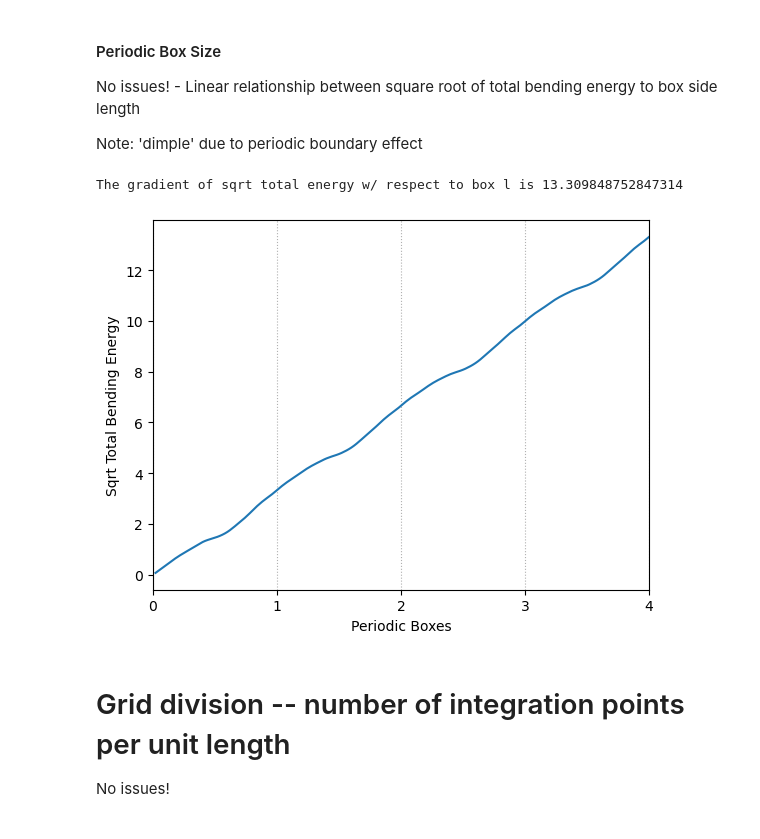
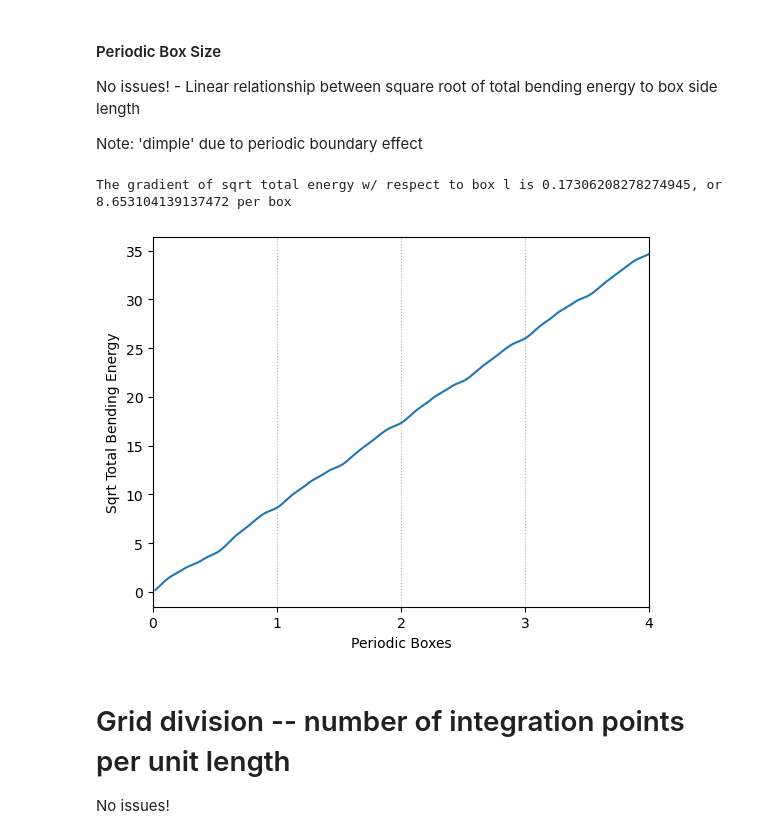
Before and after one commit to ralph-holden/mem_curve, a Jupyter notebook: gen_membrane/gen_mem.ipynb, the cells around one changed output. Saved outputs shown, nothing was run; the diff lists cells and outputs as text; code cells hidden in the pictures.

```diff
--- a/gen_membrane/gen_mem.ipynb
+++ b/gen_membrane/gen_mem.ipynb
@@ -590,49 +605,3 @@ plt.show()
 No issues! - Linear relationship between square root of total bending energy to box side length
 
 Note: 'dimple' due to periodic boundary effect
-# %%
-U_lst = []
-t_max = 200
-t_range = np.arange(1, t_max+1)
-for n in t_range:
-    # X, Y grid for calculations
-    l_x = 1 * n
-    l_y = 1 * n
-
-    npts = 2
-    x = np.linspace(0, l_x, l_x * npts)
-    y = np.linspace(0, l_y, l_y * npts)
-    X, Y = np.meshgrid(x, y)
-
-    # Calculate local height derivatives from Fourier surface
-    h_x, h_y, h_xx, h_xy, h_yy = calc_fourier_derivatives(mean_membrane, X, Y)
-    # Calculate shape operator
-    S = calc_shape_operator(h_x, h_y, h_xx, h_xy, h_yy)
-    # Calculate change in area from membrane bending
-    dA = calc_area_element(h_x, h_y)
-    # Calculate mean and Gaussian curvatures
-    H   = calc_H(S)
-    K_G = calc_K_G(S)
-    # Calculate bending energy
-    # from 'calc_helfrich_energy'
-    energy_per_l = 2*params.kappa_H * ( H - params.H_0 )**2 + abs(params.kappa_K * K_G) # abs to avoid negative bending energy??
-    subgrid_area = 1 / (dA * npts**2) # for integration over total area: l_x * l_y / ( l_x*npts * l_y*npts )
-    bending_energy = np.sum(energy_per_l * subgrid_area)
-
-    U_lst += [bending_energy]
-
-grad_U_vs_l = np.sqrt(U_lst[-1])-np.sqrt(U_lst[0])/(t_range[-1]-t_range[0])
-print('The gradient of sqrt total energy w/ respect to box l is', grad_U_vs_l)
-
-plt.figure()
-plt.ylabel('Sqrt Total Bending Energy')
-plt.xlabel('Periodic Boxes')
-plt.plot(t_range, np.sqrt(U_lst))
-plt.grid(linestyle=':', axis='x')
-plt.xticks(np.arange(0, t_max+1, 50),[str(n) for n in range(len(range(0, t_max+1, 50)))])
-plt.xlim(0, t_max)
-plt.savefig(f'./{save_dir}/errortest/boxsize_vs_energy.pdf')
-plt.show()
-# %% [output]
-The gradient of sqrt total energy w/ respect to box l is 13.309848752847314
-[figure, removed]
@@ -639,3 +642,19 @@ The gradient of sqrt total energy w/ respect to box l is 13.309848752847314
+# %%
+grad_U_vs_l = (np.sqrt(U_lst[-1])-np.sqrt(U_lst[0])) / (t_range[-1]-t_range[0])
+print(f'The gradient of sqrt total energy w/ respect to box l is {grad_U_vs_l}, or {grad_U_vs_l*params.l_x} per box')
+
+plt.figure()
+plt.ylabel('Sqrt Total Bending Energy')
+plt.xlabel('Periodic Boxes')
+plt.plot(t_range, np.sqrt(U_lst))
+plt.grid(linestyle=':', axis='x')
+plt.xticks(np.arange(0, t_max+1, params.l_x),[str(n) for n in range(len(range(0, t_max+1, params.l_x)))])
+plt.xlim(0, t_max)
+plt.savefig(f'./{save_dir}/errortest/boxsize_vs_energy.pdf')
+plt.show()
+# %% [output]
+The gradient of sqrt total energy w/ respect to box l is 0.17306208278274945, or 8.653104139137472 per box
+[figure, added]
 # %% [markdown]
 # Grid division -- number of integration points per unit length
 No issues!
```
Also changed, not shown: parts of 14 cells of this notebook, 1 other file.
